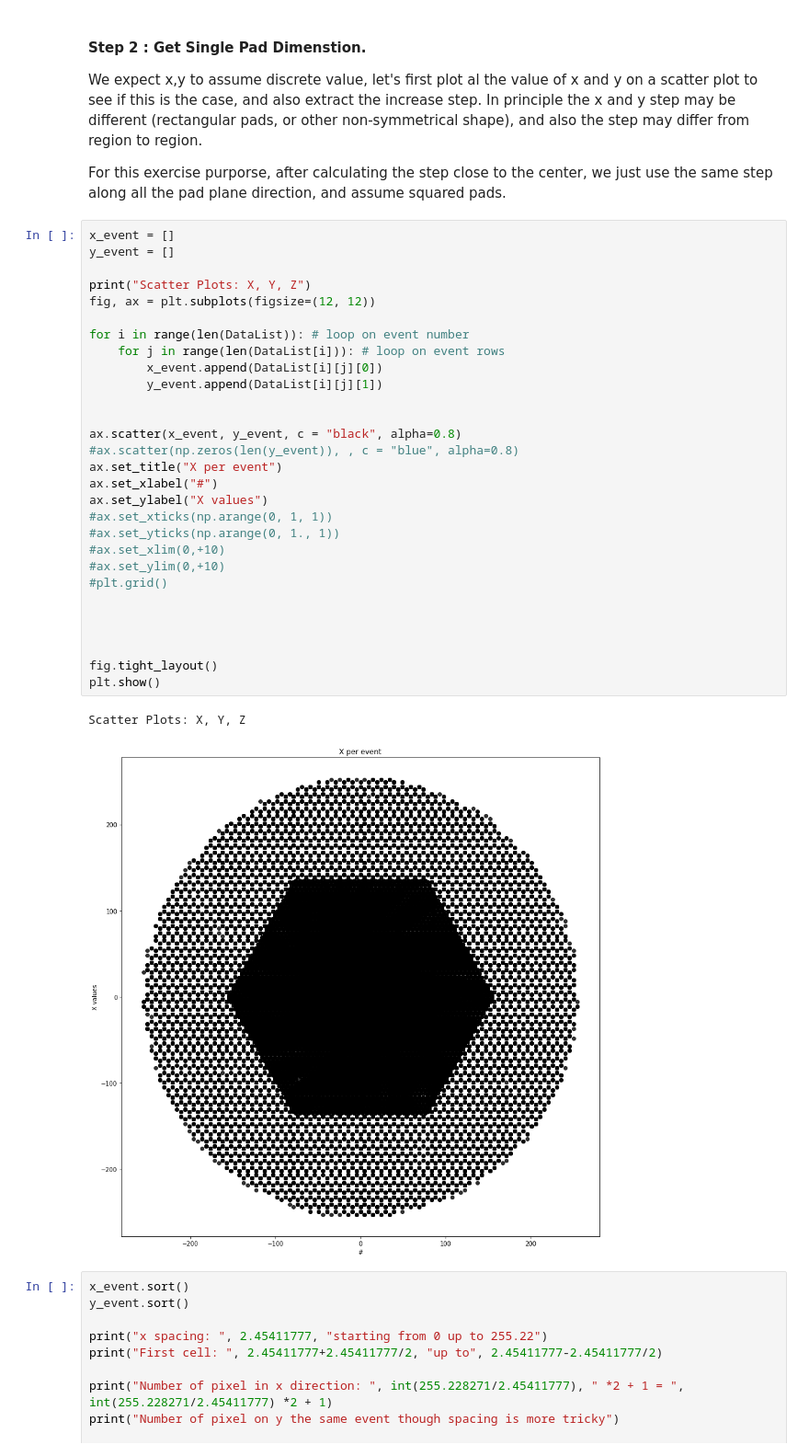
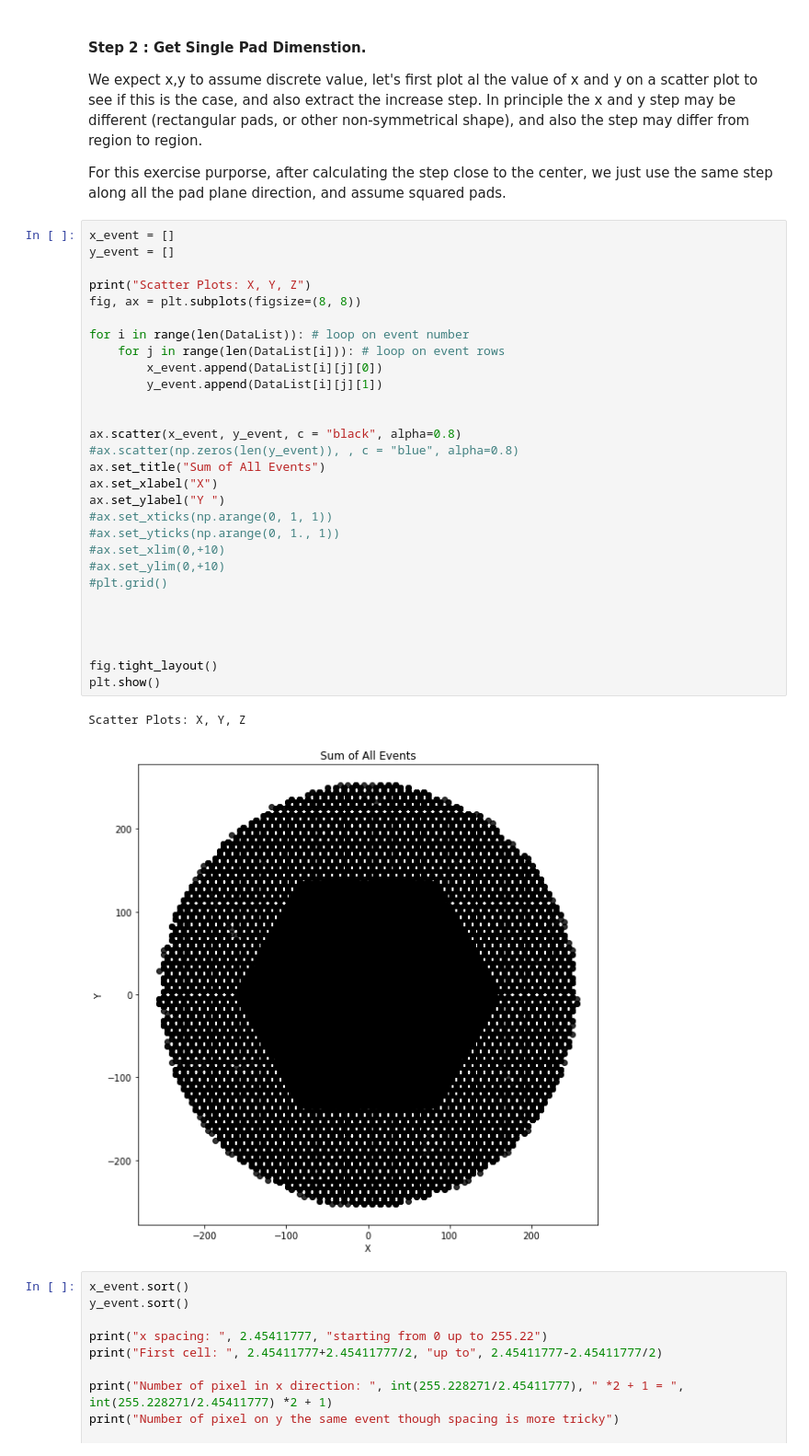
Before and after one commit to fracassetti-stf/AT-TPC_MLProject, a Jupyter notebook: CNN.ipynb, the cells around one changed output. Shown at 92% size. Cells and saved outputs as stored; diff of their text form.

```diff
--- a/CNN.ipynb
+++ b/CNN.ipynb
@@ -280,35 +280,35 @@ For this exercise purporse, after calculating the step close to the center, we j
 # %%
 x_event = []
 y_event = []
 
 print("Scatter Plots: X, Y, Z")
-fig, ax = plt.subplots(figsize=(12, 12))
+fig, ax = plt.subplots(figsize=(8, 8))
 
 for i in range(len(DataList)): # loop on event number
     for j in range(len(DataList[i])): # loop on event rows
         x_event.append(DataList[i][j][0])
         y_event.append(DataList[i][j][1])
 
 
 ax.scatter(x_event, y_event, c = "black", alpha=0.8)
 #ax.scatter(np.zeros(len(y_event)), , c = "blue", alpha=0.8)
-ax.set_title("X per event")
-ax.set_xlabel("#")
-ax.set_ylabel("X values")
+ax.set_title("Sum of All Events")
+ax.set_xlabel("X")
+ax.set_ylabel("Y ")
 #ax.set_xticks(np.arange(0, 1, 1))
 #ax.set_yticks(np.arange(0, 1., 1))
 #ax.set_xlim(0,+10)
 #ax.set_ylim(0,+10)
 #plt.grid()
 
 
 
 
 fig.tight_layout()
 plt.show()
 # %% [output]
 Scatter Plots: X, Y, Z
-[figure, old version]
+[figure, new version]
 # %%
 x_event.sort()
 y_event.sort()
```
Also changed, not shown: 1 other file.
